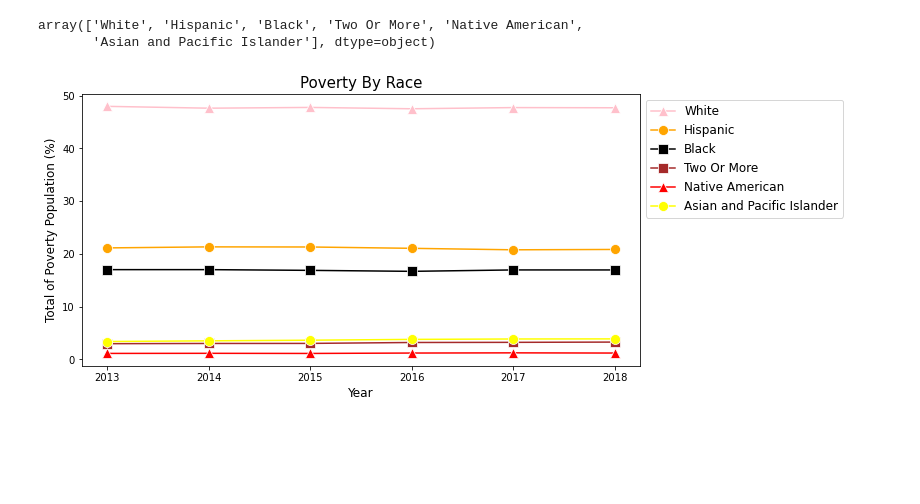
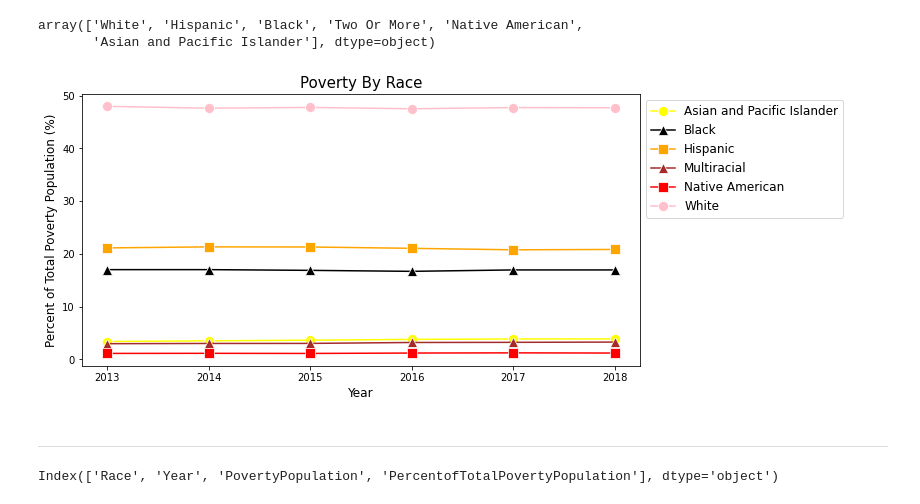
Before and after one commit to zclacken/Python-Projects, a Jupyter notebook: Poverty Population by Race.ipynb, the cells around one changed output. Drawn from its saved outputs; the diff is of its cells as text; code cells hidden in the pictures; blank space fills up the shorter version.

```diff
--- a/Poverty Population by Race.ipynb
+++ b/Poverty Population by Race.ipynb
@@ -74,6 +74,6 @@ array(['White', 'Hispanic', 'Black', 'Asian', 'Two Or More',
        'Native American', 'Pacific Islander'], dtype=object)
 # %%
 #Rename the new data frame's columns
-poverty.columns = ['Race', 'Year', 'PercentofPopulation']
+poverty.columns = ['Race', 'Year','PovertyPopulation', 'PercentofTotalPovertyPopulation']
 poverty
 # %% [output]
@@ -128,6 +130,6 @@ memory usage: 1.3 KB
 ---
 # %%
 #Multiply the values in the Percent Column by 100 to make them percentages
-poverty.PercentofPopulation = (poverty.PercentofPopulation)*100
+poverty.PercentofTotalPovertyPopulation = (poverty.PercentofTotalPovertyPopulation)*100
 poverty
 # %% [output]
@@ -236,11 +261,12 @@ numberlist = [0,1,2,3,4,5]
 AAPIdict = {0 : "Asian and Pacific Islander" , 1 : "Asian and Pacific Islander" , 2 : "Asian and Pacific Islander" ,
             3 : "Asian and Pacific Islander" , 4 : "Asian and Pacific Islander" , 5 : "Asian and Pacific Islander"}
 Yeardict = {0 : 2013 , 1 : 2014 , 2 : 2015 , 3 : 2016 , 4 : 2017 , 5 : 2018}
+Populationdict = {0 : 2104260 , 1 : 2161429 , 2 : 2138900 , 3 : 2131250 , 4 : 2083675 , 5 : 2059363 }
 Percentdict = {0 : 3.3994465000000003 , 1 : 3.5266773 , 2 : 3.6463480000000006 ,
                3 : 3.8001397 , 4 : 3.8760874999999992 , 5 : 3.8945731}
 
 for n in numberlist:
-    new_row = {'Race':AAPIdict[n], 'Year':Yeardict[n], 'PercentofPopulation':Percentdict[n]}
+    new_row = {'Race':AAPIdict[n], 'Year':Yeardict[n], 'PovertyPopulation':Populationdict[n],'PercentofTotalPovertyPopulation':Percentdict[n]}
     poverty = poverty.append(new_row, ignore_index=True)
 # %%
 #Drop original Asian rows`
@@ -295,30 +321,39 @@ poverty.Race.unique()
 # %% [output]
 array(['White', 'Hispanic', 'Black', 'Two Or More', 'Native American',
        'Asian and Pacific Islander'], dtype=object)
+# %%
+#Replace Two or More with Multiracial
+poverty.Race = poverty.Race.replace('Two Or More','Multiracial')
 # %%
 #Create Line Plot
 
 #Create List and Dictionaries
 
-racelist = ['White', 'Hispanic', 'Black', 'Two Or More','Native American', 'Asian and Pacific Islander']
-LineColor = {'White':'Pink', 'Hispanic':'Orange', 'Black':'Black', 'Asian and Pacific Islander':'Yellow', \
-             'Two Or More':'Brown','Native American':'Red'}
-LineMarker = {'White':'^', 'Hispanic':'o', 'Black':'s', 'Asian and Pacific Islander':'o', \
-             'Two Or More':'s','Native American':'^'}
+racelist = sorted(['White', 'Hispanic', 'Black', 'Multiracial','Native American', 'Asian and Pacific Islander'])
+LineColor = {'Native American':'Red', 'Asian and Pacific Islander': 'Yellow', 'Black':'Black',
+             'Hispanic':'Orange', 'White': 'Pink', 'Multiracial': 'Brown'}
+LineMarker = {'Native American':'s', 'Asian and Pacific Islander': 'o', 'Black':'^',
+             'Hispanic':'s', 'White': 'o', 'Multiracial': '^'}
 
 #Create Plot Function
 def povertyplot(racelist):
     for race in racelist:
-        sns.lineplot(data = poverty[poverty.Race == race], x = 'Year', y = 'PercentofPopulation', label = race,\
+        sns.lineplot(data = poverty[poverty.Race == race], x = 'Year', y = 'PercentofTotalPovertyPopulation', label = race,\
                      c= LineColor[race], marker = LineMarker[race], markersize = 10 )
     plt.legend(loc ='upper left', bbox_to_anchor = (1,1), prop = {'size': 12})
     plt.title("Poverty By Race", fontsize = 15)
-    plt.ylabel('Total of Poverty Population (%)', fontsize = 12)
+    plt.ylabel('Percent of Total Poverty Population (%)', fontsize = 12)
     plt.xlabel('Year', fontsize = 12)
     plt.show
 
 plt.rcParams['figure.figsize'] = (10,5)
 
 povertyplot(racelist)
 # %% [output]
-[figure, old version]
+[figure, new version]
+# %% [markdown]
+---
+# %%
+poverty.columns
+# %% [output]
+Index(['Race', 'Year', 'PovertyPopulation', 'PercentofTotalPovertyPopulation'], dtype='object')
```
Also changed, not shown: parts of 12 cells of this notebook.
